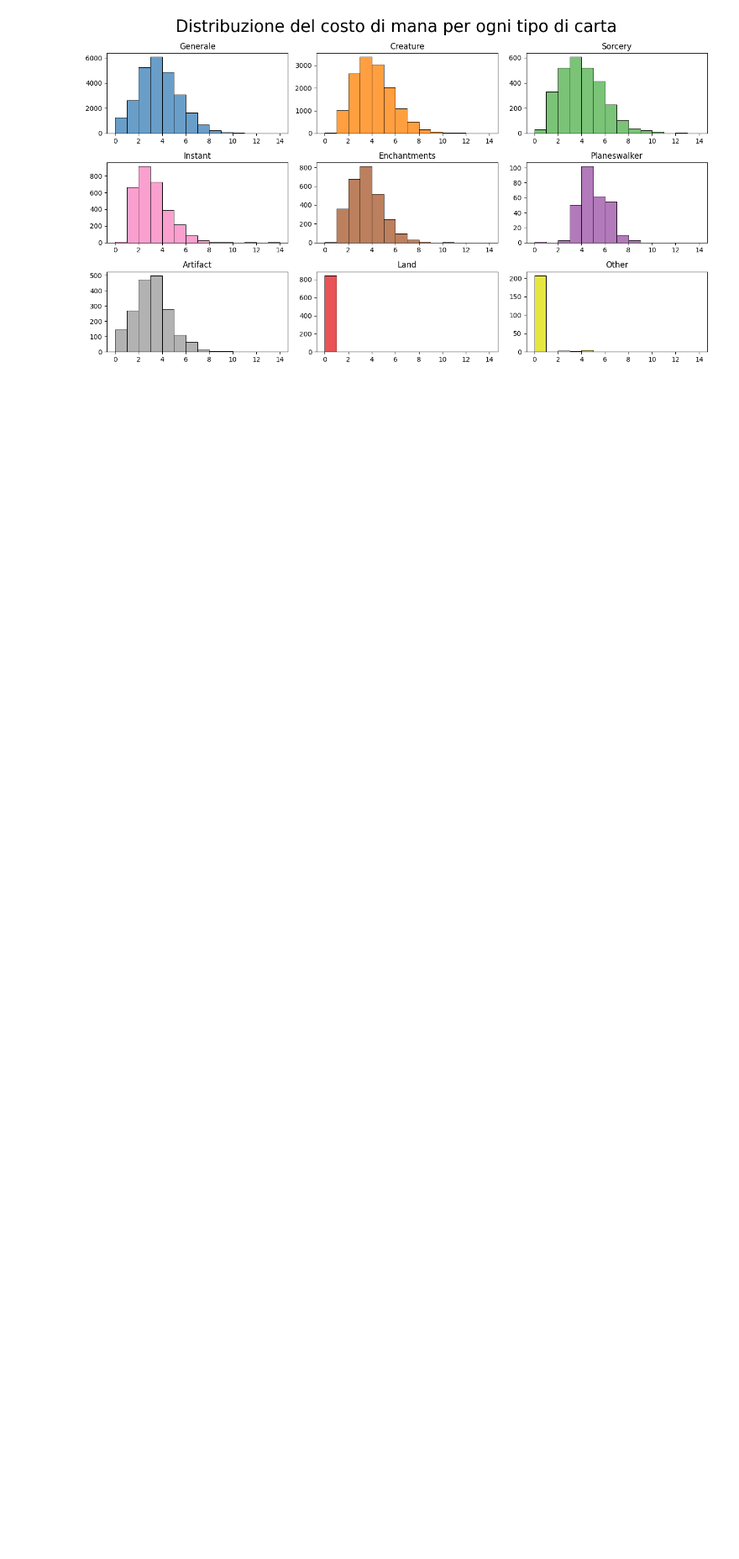
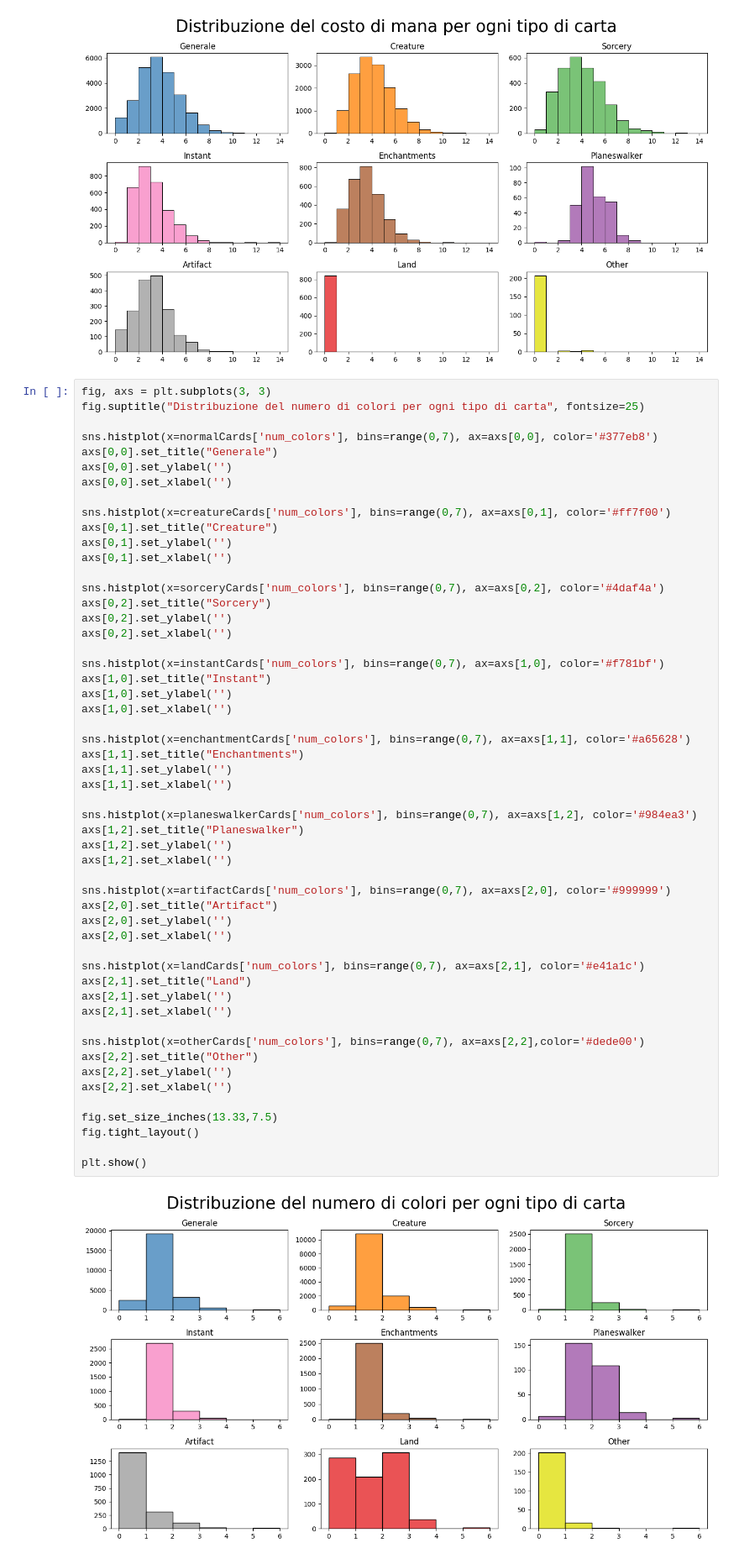
Before and after one commit to leonardosolari/SciViz-MTG, a Jupyter notebook: notebook.ipynb, the cells around one changed output. Shown at 84% size. Drawn from its saved outputs; the diff is of its cells as text; blank space fills up the shorter version.

```diff
--- a/notebook.ipynb
+++ b/notebook.ipynb
@@ -1411,3 +1411,58 @@ fig.tight_layout()
 plt.show()
 # %% [output]
 [figure]
+# %%
+fig, axs = plt.subplots(3, 3)
+fig.suptitle("Distribuzione del numero di colori per ogni tipo di carta", fontsize=25)
+
+sns.histplot(x=normalCards['num_colors'], bins=range(0,7), ax=axs[0,0], color='#377eb8')
+axs[0,0].set_title("Generale")
+axs[0,0].set_ylabel('')
+axs[0,0].set_xlabel('')
+
+sns.histplot(x=creatureCards['num_colors'], bins=range(0,7), ax=axs[0,1], color='#ff7f00')
+axs[0,1].set_title("Creature")
+axs[0,1].set_ylabel('')
+axs[0,1].set_xlabel('')
+
+sns.histplot(x=sorceryCards['num_colors'], bins=range(0,7), ax=axs[0,2], color='#4daf4a')
+axs[0,2].set_title("Sorcery")
+axs[0,2].set_ylabel('')
+axs[0,2].set_xlabel('')
+
+sns.histplot(x=instantCards['num_colors'], bins=range(0,7), ax=axs[1,0], color='#f781bf')
+axs[1,0].set_title("Instant")
+axs[1,0].set_ylabel('')
+axs[1,0].set_xlabel('')
+
+sns.histplot(x=enchantmentCards['num_colors'], bins=range(0,7), ax=axs[1,1], color='#a65628')
+axs[1,1].set_title("Enchantments")
+axs[1,1].set_ylabel('')
+axs[1,1].set_xlabel('')
+
+sns.histplot(x=planeswalkerCards['num_colors'], bins=range(0,7), ax=axs[1,2], color='#984ea3')
+axs[1,2].set_title("Planeswalker")
+axs[1,2].set_ylabel('')
+axs[1,2].set_xlabel('')
+
+sns.histplot(x=artifactCards['num_colors'], bins=range(0,7), ax=axs[2,0], color='#999999')
+axs[2,0].set_title("Artifact")
+axs[2,0].set_ylabel('')
+axs[2,0].set_xlabel('')
+
+sns.histplot(x=landCards['num_colors'], bins=range(0,7), ax=axs[2,1], color='#e41a1c')
+axs[2,1].set_title("Land")
+axs[2,1].set_ylabel('')
+axs[2,1].set_xlabel('')
+
+sns.histplot(x=otherCards['num_colors'], bins=range(0,7), ax=axs[2,2],color='#dede00')
+axs[2,2].set_title("Other")
+axs[2,2].set_ylabel('')
+axs[2,2].set_xlabel('')
+
+fig.set_size_inches(13.33,7.5)
+fig.tight_layout()
+
+plt.show()
+# %% [output]
+[figure, added]
```
Also changed, not shown: parts of 2 cells of this notebook, 4 other files.
